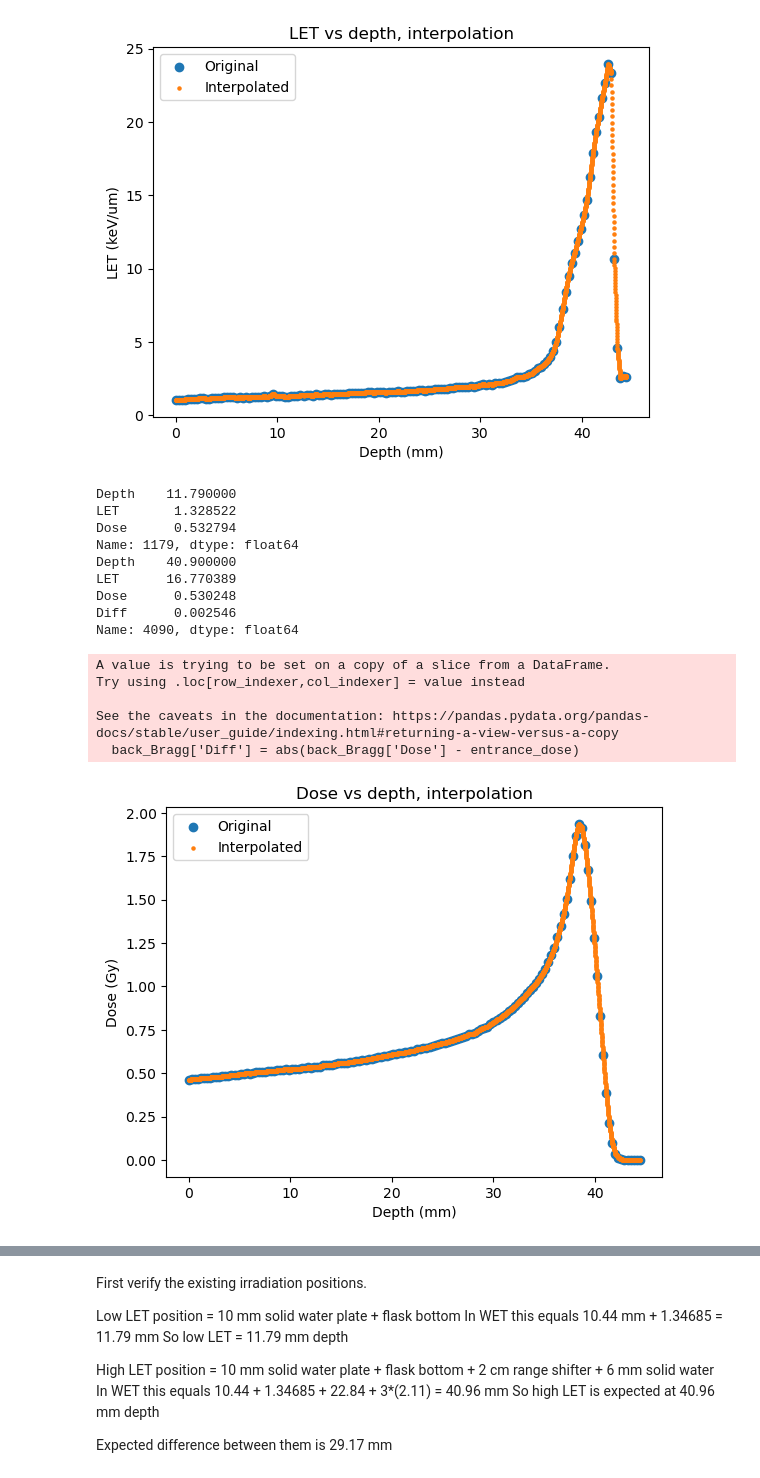
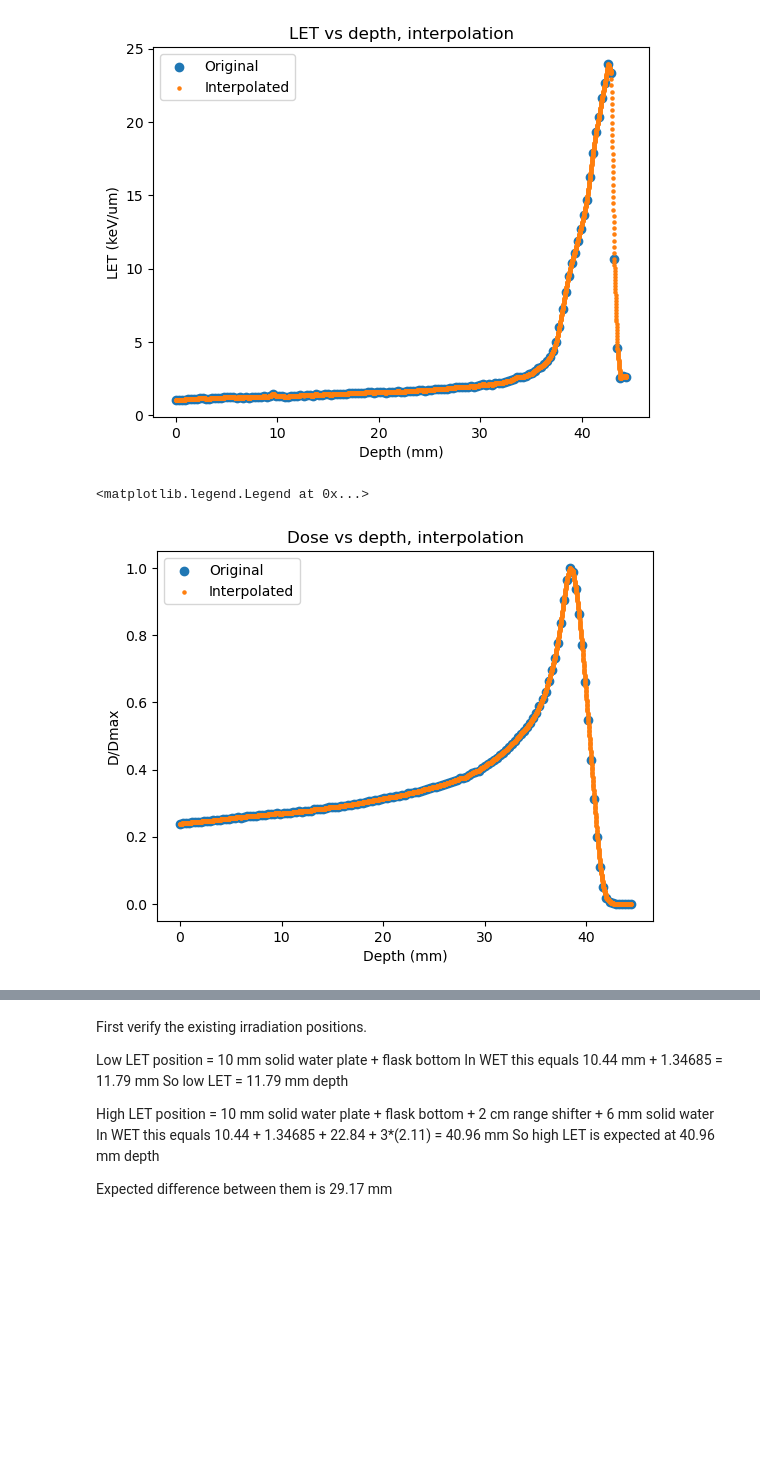
Before and after one commit to BrittHaanen15/Thesis_project, a Jupyter notebook: Python codes/Finding mid LET.ipynb, the cells around one changed output, grey strips where cells are left out. Saved outputs shown, nothing was run; the diff lists cells and outputs as text; code cells hidden in the pictures; blank space fills up the shorter version.

```diff
--- a/Python codes/Finding mid LET.ipynb
+++ b/Python codes/Finding mid LET.ipynb
@@ -51,6 +51,9 @@ ydata = ydata[sort]
 letdata = letdata[sort]
 dosedata = dosedata[sort]
 
+#normalise dose data
+dosedata = dosedata/max(dosedata)
+
 #Truncate data once dose drops to zero
 stopindex = np.where(dosedata==0)[0][0]
 ydata = ydata[0:stopindex]
@@ -150,25 +153,12 @@ plt.legend()
 # %%
 LET_interp['Dose'] = np.interp(LET_interp['Depth'], ydata, dosedata)
 
 plt.scatter(ydata, dosedata, label='Original')
 plt.scatter(LET_interp['Depth'], LET_interp['Dose'], label='Interpolated', s=5)
 plt.title('Dose vs depth, interpolation')
 plt.xlabel('Depth (mm)')
-plt.ylabel('Dose (Gy)')
+plt.ylabel('D/Dmax')
 plt.legend()
 # %% [output]
-Depth    11.790000
-LET       1.328522
-Dose      0.532794
-Name: 1179, dtype: float64
-Depth    40.900000
-LET      16.770389
-Dose      0.530248
-Diff      0.002546
-Name: 4090, dtype: float64
+<matplotlib.legend.Legend at 0x...>
-A value is trying to be set on a copy of a slice from a DataFrame.
-Try using .loc[row_indexer,col_indexer] = value instead
-
-See the caveats in the documentation: https://pandas.pydata.org/pandas-docs/stable/user_guide/indexing.html#returning-a-view-versus-a-copy
-  back_Bragg['Diff'] = abs(back_Bragg['Dose'] - entrance_dose)
-[figure, old version]
+[figure, new version]
```
Also changed, not shown: parts of 15 cells of this notebook, 7 other files.
